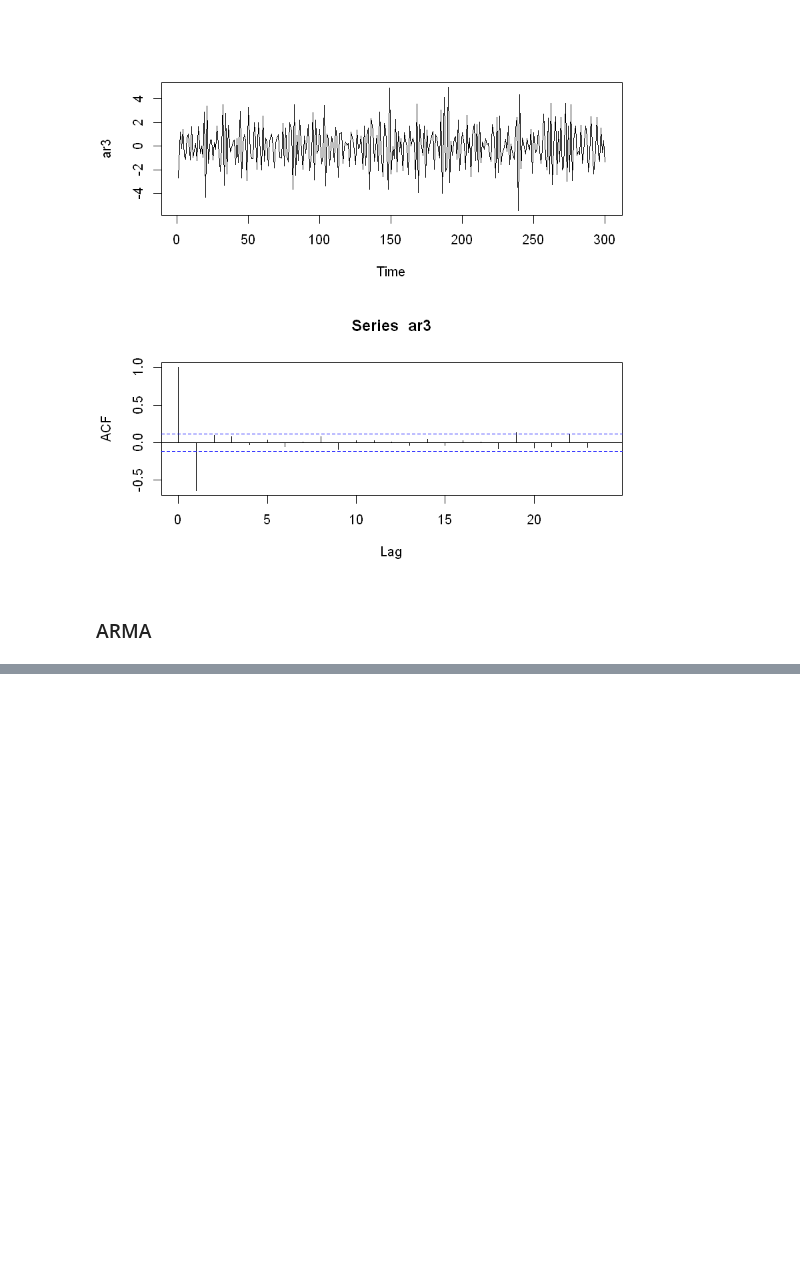
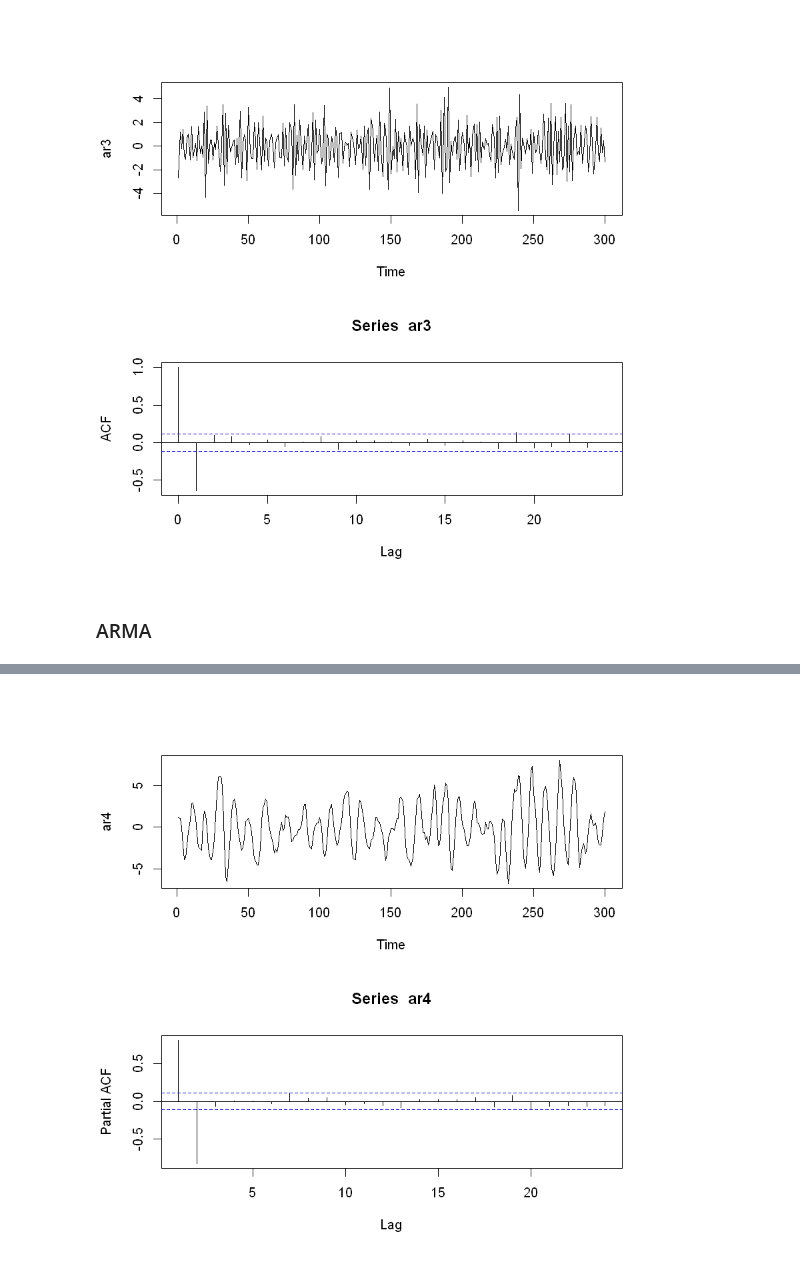
Before and after one commit to ForeverHaibara/Fudan-Courses, a Jupyter notebook: 时间序列与空间统计/5 Auto Regressive Integrated Moving Average.ipynb, the cells around one changed output, grey strips where cells are left out. Saved outputs shown, nothing was run; the diff lists cells and outputs as text; code cells hidden in the pictures; blank space fills up the shorter version.

```diff
--- a/时间序列与空间统计/5 Auto Regressive Integrated Moving Average.ipynb
+++ b/时间序列与空间统计/5 Auto Regressive Integrated Moving Average.ipynb
@@ -287,0 +352,7 @@ acf(ar3)
+# %%
+ar4 <- arima.sim(n = 300, list(order = c(2,0,0), ar = c(1.5,-.82)))
+par(mfrow = c(2,1))
+plot(ar4)
+pacf(ar4)
+# %% [output]
+[figure, added]
```
Also changed, not shown: parts of 4 cells of this notebook, 8 other files.
